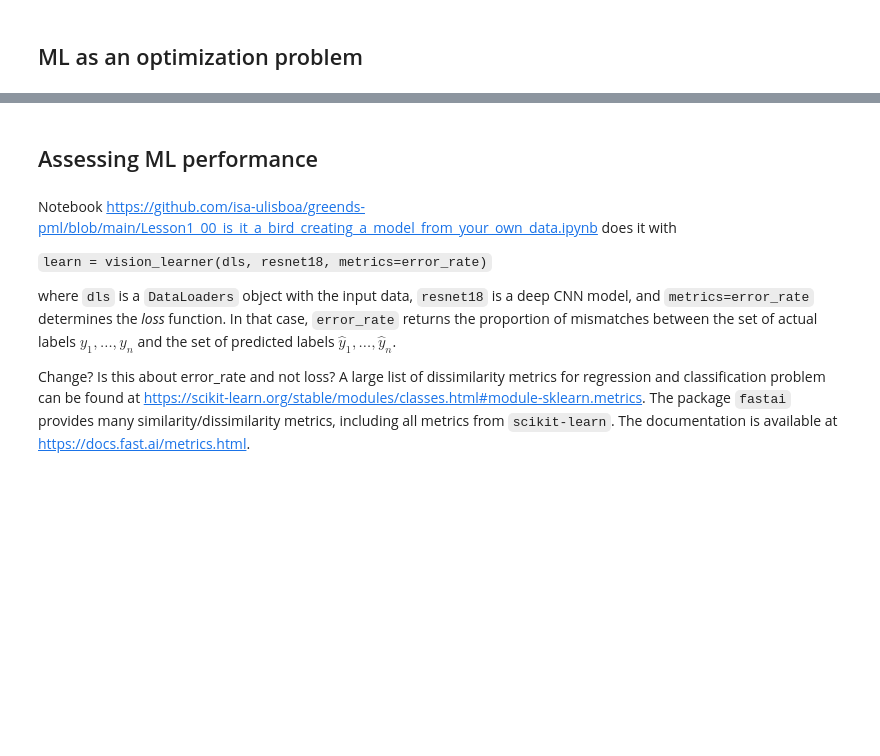
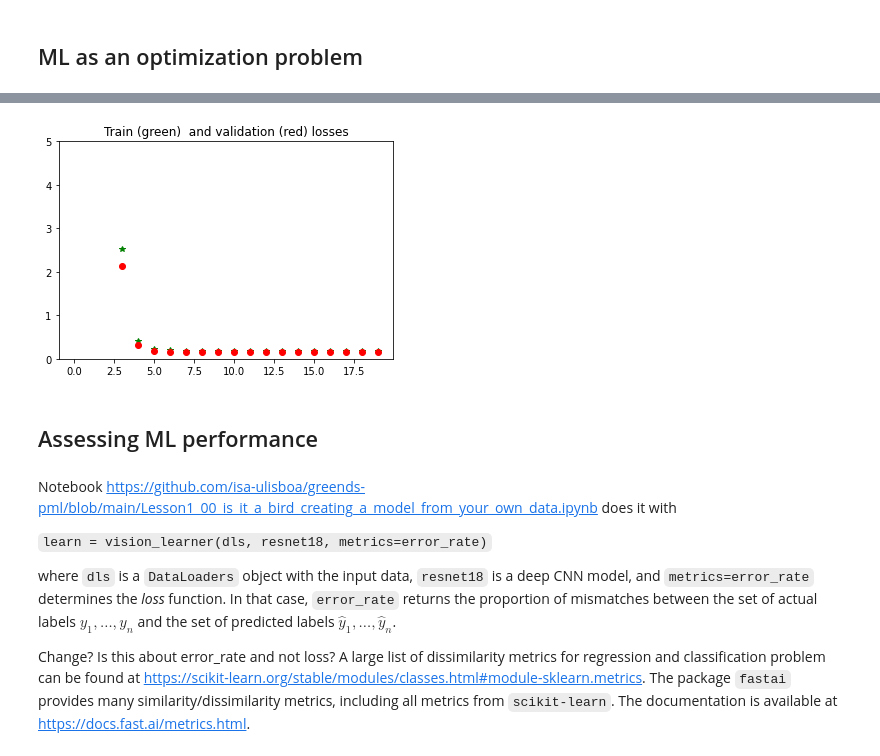
Before and after one commit to isa-ulisboa/greends-pml-2022-2023, a Jupyter notebook: ML_overview_with_examples.ipynb, the cells around one changed output, grey strips where cells are left out. Cells and saved outputs as stored; diff of their text form; code cells hidden in the pictures; blank space fills up the shorter version.

```diff
--- a/ML_overview_with_examples.ipynb
+++ b/ML_overview_with_examples.ipynb
@@ -246,10 +239,5 @@ This can be computed with `nn.CrossEntropyLoss()` as below:
 # %%
 import torch.nn as nn
-# Create target distributions
-n,k=raws.shape
-target=torch.zeros(n,k)
-for i in range(n): target[i,softs.argmax(axis=1)[i]]=1
-print(target)
 # compute loss
 loss = nn.CrossEntropyLoss()
 output = loss(raws, target)
@@ -312,0 +303,76 @@ In this case the problem 8s equivalent to least square mlr, and has an analital
+# %%
+# very loose adaptation of https://machinelearningmastery.com/mini-batch-gradient-descent-and-dataloader-in-pytorch/
+import matplotlib.pyplot as plt
+import torch
+import numpy as np
+from sklearn.model_selection import train_test_split
+torch.manual_seed(42)
+
+B=20 # batch size
+step_size = 0.1 # learning rate
+iter=20 # number epochs
+
+# Creating synthetic data
+# Creating a function f(X) with a slope of -5
+X = torch.arange(-5, 5, 0.1).view(-1, 1)
+func = -5 * X + 2
+
+# Adding Gaussian noise to the function f(X) and saving it in Y
+y = func + 0.4 * torch.randn(X.size())
+
+# Create train and validation sets
+X_train, X_valid, y_train, y_valid = train_test_split(X, y, test_size=0.2, random_state=42)
+
+########################################## Linear regression LS solution
+from sklearn.linear_model import LinearRegression
+reg = LinearRegression().fit(X, y)
+print('coefficients:',reg.coef_,reg.intercept_)
+
+####################################################### Gradient Descent
+# initial weights
+w = torch.tensor(-10.0, requires_grad = True)
+b = torch.tensor(-20.0, requires_grad = True)
+
+# defining the function for forward pass for prediction (linear regression)
+def forward(x):
+    return w * x + b
+
+# evaluating data points with Mean Square Error (MSE)
+def criterion(y_pred, y):
+    return torch.mean((y_pred - y) ** 2)
+
+# lists to store losses for each epoch
+training_losses=[]
+validation_losses=[]
+
+# epochs
+for i in range(iter):
+  # calculating loss as in the beginning of an epoch and storing it
+    y_pred = forward(X)
+    training_losses.append(criterion(y_pred, Y).tolist())
+    y_pred = forward(X_valid)
+    validation_losses.append(criterion(y_pred, y_valid).tolist())
+    # mini-batch gradient descent: weight are updated after one batch
+    for idx_start in np.arange(0,N,B):
+        batch_X=X_train[idx_start:(idx_start+B),:]
+        batch_y=y_train[idx_start:(idx_start+B),:]
+        # making a prediction in forward pass
+        y_hat = forward(batch_X)
+        # calculating the loss between original and predicted data points
+        loss = criterion(y_hat, batch_y)
+        # backward pass for computing the gradients of the loss w.r.t to learnable parameters
+        loss.backward()
+        # updating the parameters after each iteration
+        w.data = w.data - step_size * w.grad.data
+        b.data = b.data - step_size * b.grad.data
+        # zeroing gradients after each iteration
+        w.grad.data.zero_()
+        b.grad.data.zero_()
+
+print('batch size:', B)
+print('w=',w.requires_grad_(False),'; b=',b.requires_grad_(False))
+plt.plot(training_losses, 'g*', validation_losses, 'ro')
+plt.ylim(0, 5)
+plt.title("Train (green) and validation (red) losses")
+plt.show()
+# %% [output]
@@ -313,3 +382,4 @@ In this case the problem 8s equivalent to least square mlr, and has an analital
+[figure, added]
 # %% [markdown]
 ## Assessing ML performance
 # %% [markdown]
```
Also changed, not shown: parts of 15 cells of this notebook.
